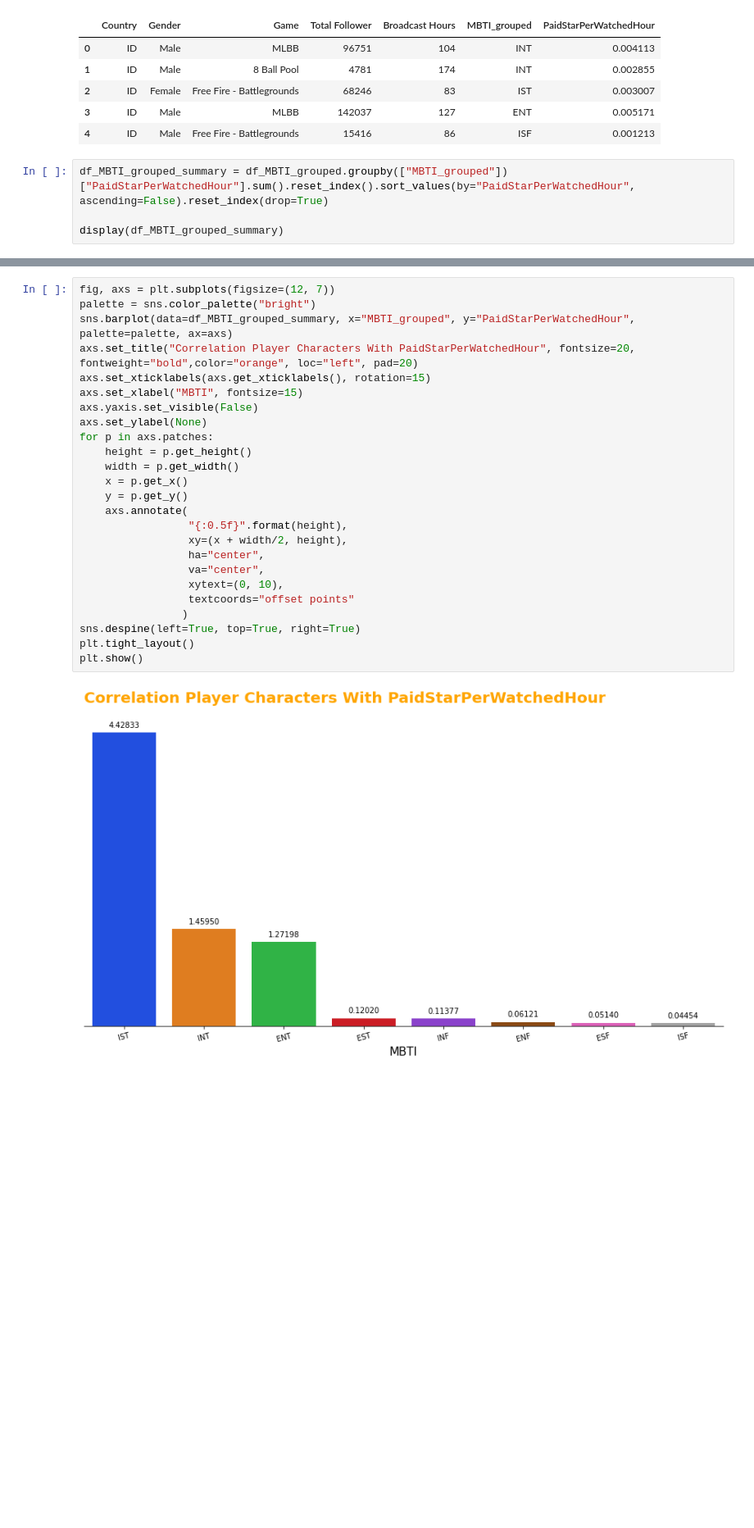
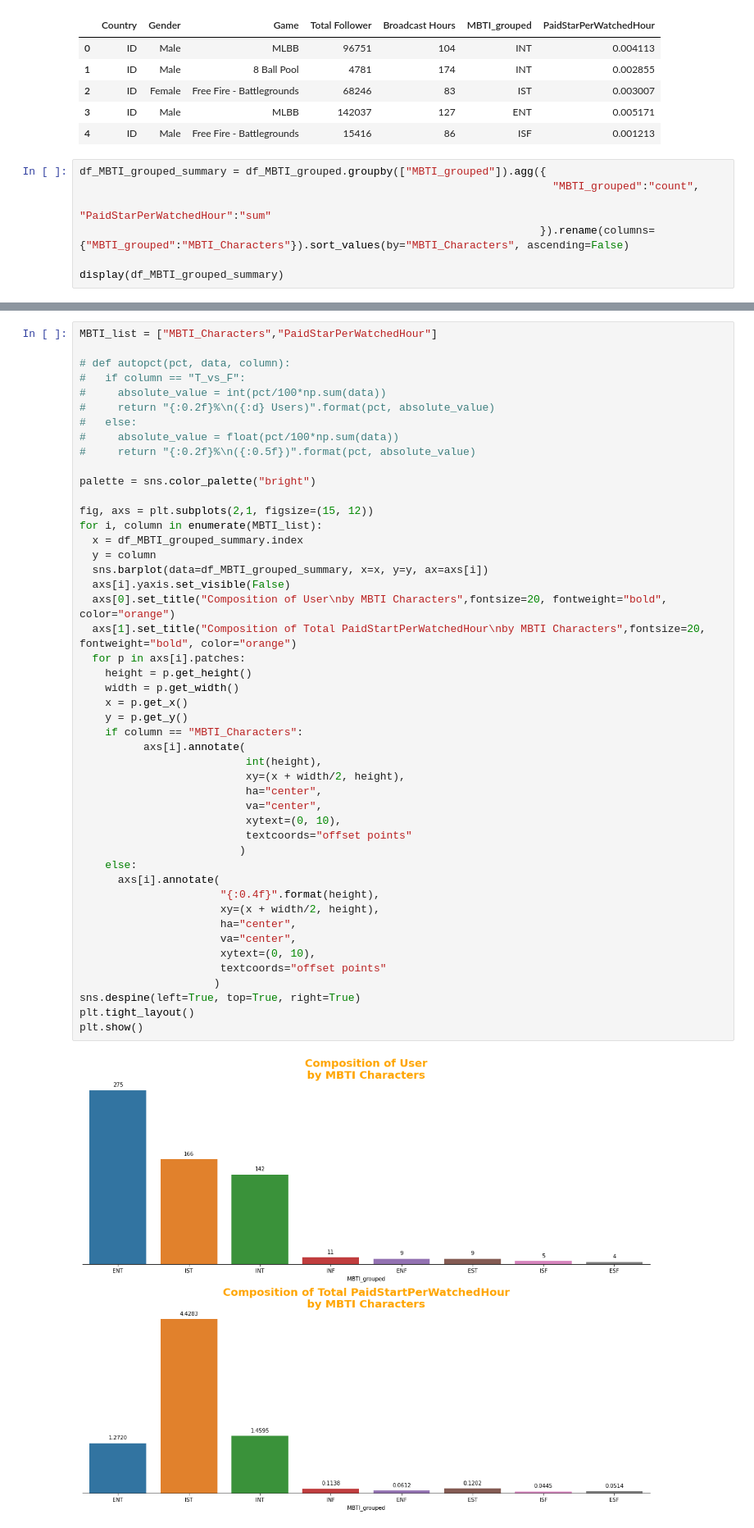
Before and after one commit to UsepSyaikalArifin/My-Projects, a Jupyter notebook: MAINGAMES Data Analyst/Jupyter Notebook/main.ipynb, the cells around one changed output, grey strips where cells are left out. Shown at 82% size. Saved outputs shown, nothing was run; the diff lists cells and outputs as text; blank space fills up the shorter version.

Commit message:
Finish MBTI Grouped

```diff
--- a/MAINGAMES Data Analyst/Jupyter Notebook/main.ipynb
+++ b/MAINGAMES Data Analyst/Jupyter Notebook/main.ipynb
@@ -810,7 +810,10 @@ display(df_MBTI_grouped.head())
 | 3 | ID | Male | MLBB | 142037 | 127 | ENT | 0.005171 |
 | 4 | ID | Male | Free Fire - Battlegrounds | 15416 | 86 | ISF | 0.001213 |
 # %%
-df_MBTI_grouped_summary = df_MBTI_grouped.groupby(["MBTI_grouped"])["PaidStarPerWatchedHour"].sum().reset_index().sort_values(by="PaidStarPerWatchedHour", ascending=False).reset_index(drop=True)
+df_MBTI_grouped_summary = df_MBTI_grouped.groupby(["MBTI_grouped"]).agg({
+                                                                          "MBTI_grouped":"count",
+                                                                          "PaidStarPerWatchedHour":"sum"
+                                                                        }).rename(columns={"MBTI_grouped":"MBTI_Characters"}).sort_values(by="MBTI_Characters", ascending=False)
 
 display(df_MBTI_grouped_summary)
 # %% [output]
@@ -826,27 +830,49 @@ display(df_MBTI_grouped_summary)
 # %%
-fig, axs = plt.subplots(figsize=(12, 7))
+MBTI_list = ["MBTI_Characters","PaidStarPerWatchedHour"]
+
+# def autopct(pct, data, column):
+#   if column == "T_vs_F":
+#     absolute_value = int(pct/100*np.sum(data))
+#     return "{:0.2f}%\n({:d} Users)".format(pct, absolute_value)
+#   else:
+#     absolute_value = float(pct/100*np.sum(data))
+#     return "{:0.2f}%\n({:0.5f})".format(pct, absolute_value)
+
 palette = sns.color_palette("bright")
-sns.barplot(data=df_MBTI_grouped_summary, x="MBTI_grouped", y="PaidStarPerWatchedHour", palette=palette, ax=axs)
-axs.set_title("Correlation Player Characters With PaidStarPerWatchedHour", fontsize=20, fontweight="bold",color="orange", loc="left", pad=20)
-axs.set_xticklabels(axs.get_xticklabels(), rotation=15)
-axs.set_xlabel("MBTI", fontsize=15)
-axs.yaxis.set_visible(False)
-axs.set_ylabel(None)
-for p in axs.patches:
+
+fig, axs = plt.subplots(2,1, figsize=(15, 12))
+for i, column in enumerate(MBTI_list):
+  x = df_MBTI_grouped_summary.index
+  y = column
+  sns.barplot(data=df_MBTI_grouped_summary, x=x, y=y, ax=axs[i])
+  axs[i].yaxis.set_visible(False)
+  axs[0].set_title("Composition of User\nby MBTI Characters",fontsize=20, fontweight="bold", color="orange")
+  axs[1].set_title("Composition of Total PaidStartPerWatchedHour\nby MBTI Characters",fontsize=20, fontweight="bold", color="orange")
+  for p in axs[i].patches:
     height = p.get_height()
     width = p.get_width()
     x = p.get_x()
     y = p.get_y()
-    axs.annotate(
-                 "{:0.5f}".format(height),
-                 xy=(x + width/2, height),
-                 ha="center",
-                 va="center",
-                 xytext=(0, 10),
-                 textcoords="offset points"
-                )
+    if column == "MBTI_Characters":
+          axs[i].annotate(
+                          int(height),
+                          xy=(x + width/2, height),
+                          ha="center",
+                          va="center",
+                          xytext=(0, 10),
+                          textcoords="offset points"
+                         )
+    else:
+      axs[i].annotate(
+                      "{:0.4f}".format(height),
+                      xy=(x + width/2, height),
+                      ha="center",
+                      va="center",
+                      xytext=(0, 10),
+                      textcoords="offset points"
+                     )
 sns.despine(left=True, top=True, right=True)
 plt.tight_layout()
 plt.show()
 # %% [output]
-[figure, old version]
+[figure, new version]
```
Also changed, not shown: parts of 1 cell of this notebook.
